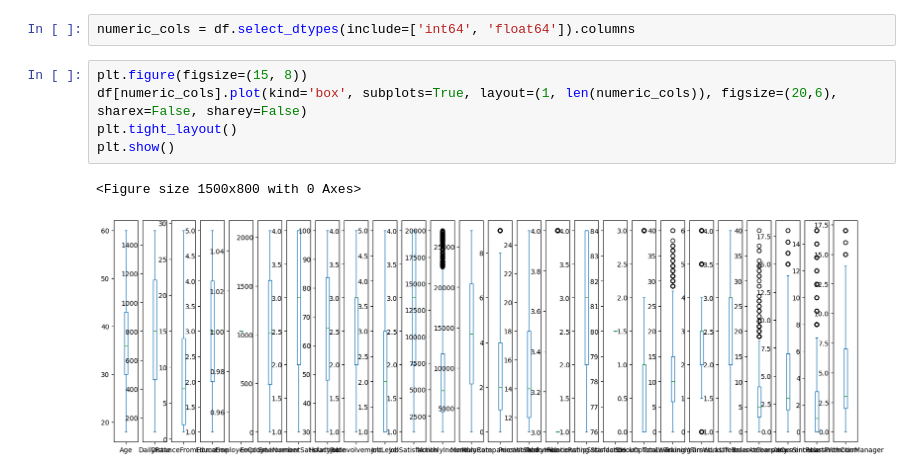
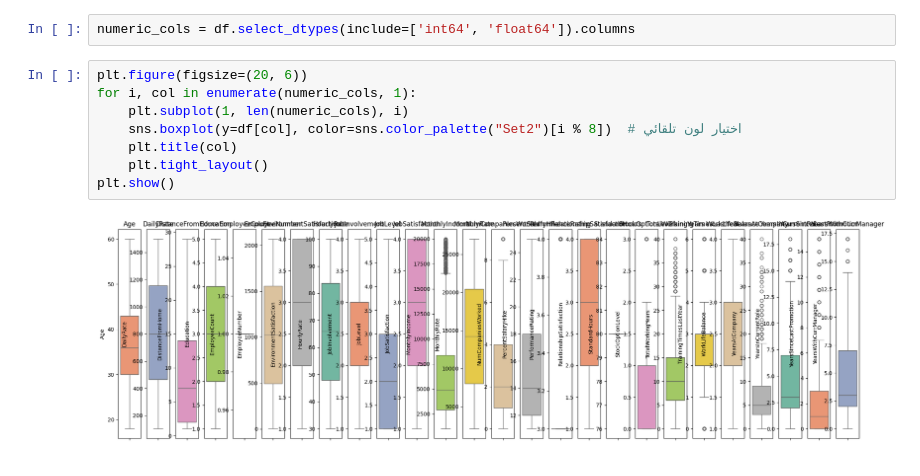
Before and after one commit to shahdelmasry12/Data-Mining-Project, a Jupyter notebook: (Classification)Employee_Attrition_–_HR_Analytics.ipynb, the cells around one changed output. Saved outputs shown, nothing was run; the diff lists cells and outputs as text.

```diff
--- a/(Classification)Employee_Attrition_–_HR_Analytics.ipynb
+++ b/(Classification)Employee_Attrition_–_HR_Analytics.ipynb
@@ -294,11 +294,13 @@ plt.show()
 [figure]
 # %%
 numeric_cols = df.select_dtypes(include=['int64', 'float64']).columns
-# %%
-plt.figure(figsize=(15, 8))
-df[numeric_cols].plot(kind='box', subplots=True, layout=(1, len(numeric_cols)), figsize=(20,6), sharex=False, sharey=False)
-plt.tight_layout()
-plt.show()
-# %% [output]
-<Figure size 1500x800 with 0 Axes>
-[figure, removed]
+# %%
+plt.figure(figsize=(20, 6))
+for i, col in enumerate(numeric_cols, 1):
+    plt.subplot(1, len(numeric_cols), i)
+    sns.boxplot(y=df[col], color=sns.color_palette("Set2")[i % 8])  # اختيار لون تلقائي
+    plt.title(col)
+    plt.tight_layout()
+plt.show()
+# %% [output]
+[figure, added]
```
